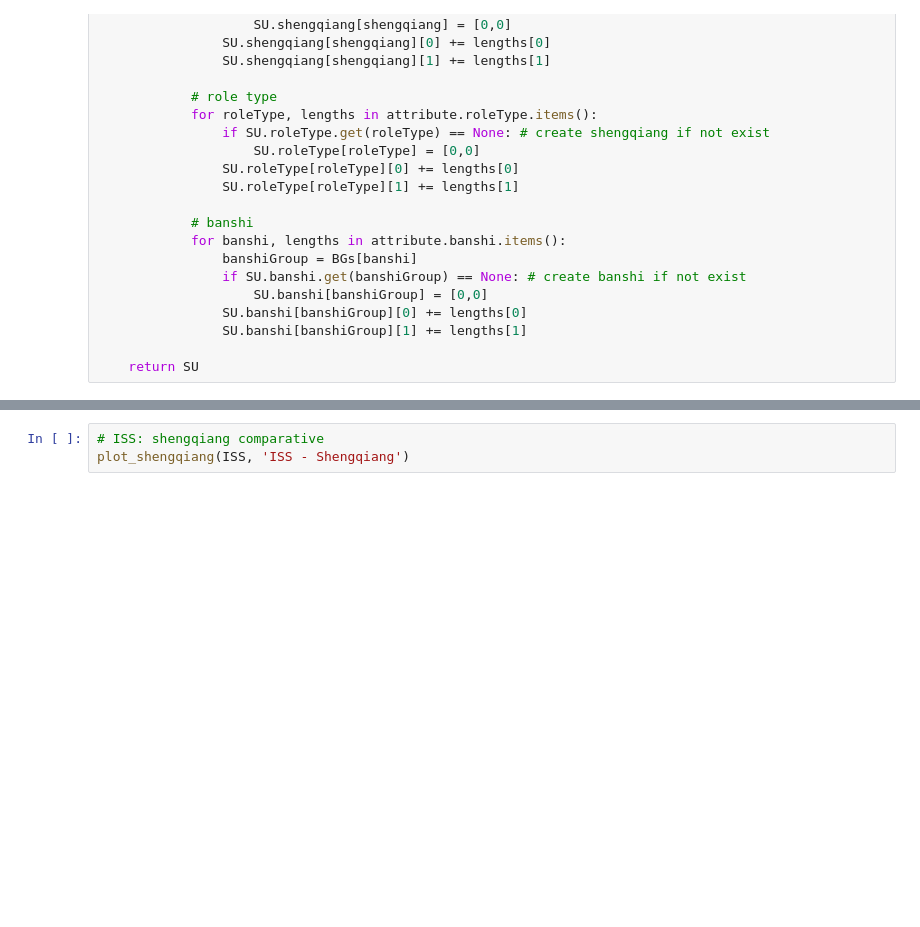
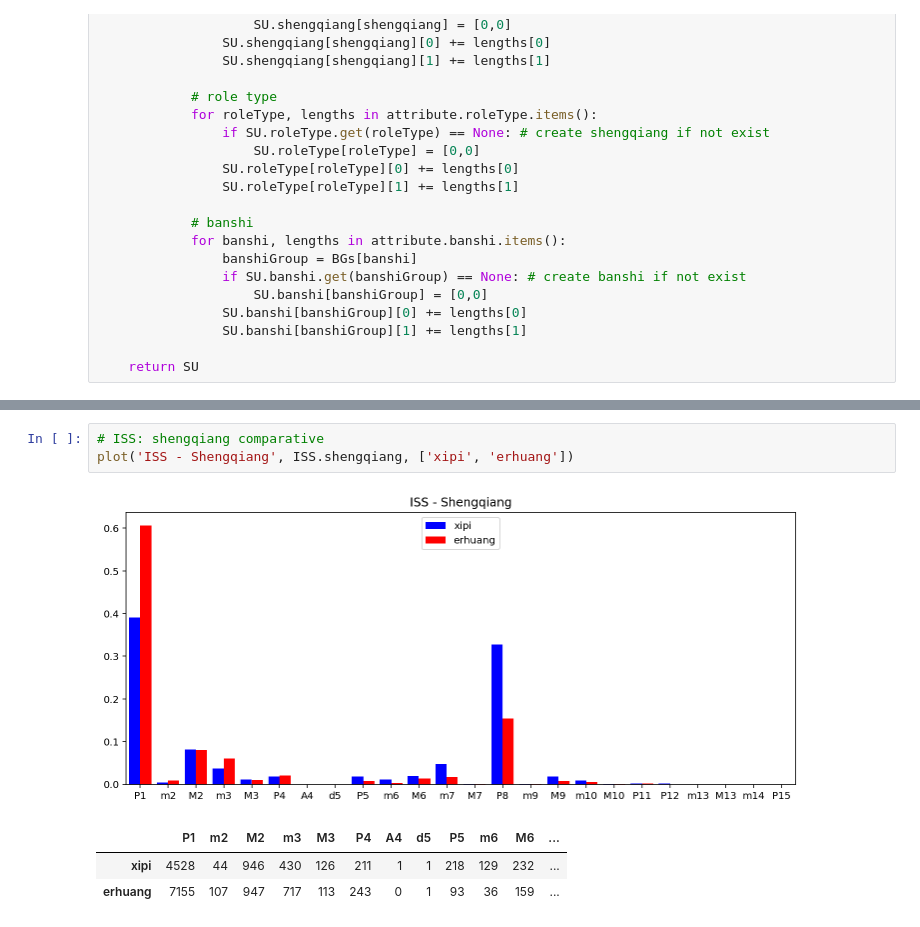
Before and after one commit to robertops18/jingju-intervals, a Jupyter notebook: Analysis of heterophonic pitch synchrony in jingju music.ipynb, the cells around one changed output, grey strips where cells are left out. Drawn from its saved outputs; the diff is of its cells as text; blank space fills up the shorter version.

```diff
--- a/Analysis of heterophonic pitch synchrony in jingju music.ipynb
+++ b/Analysis of heterophonic pitch synchrony in jingju music.ipynb
@@ -558,4 +563,9 @@ def plot_shengqiang(intervals, plot_title):
 # %%
 # ISS: shengqiang comparative
-plot_shengqiang(ISS, 'ISS - Shengqiang')
+plot('ISS - Shengqiang', ISS.shengqiang, ['xipi', 'erhuang'])
+# %% [output]
+[figure, added]
+|  | P1 | m2 | M2 | m3 | M3 | P4 | A4 | d5 | P5 | m6 | M6 | ... |
+| xipi | 4528 | 44 | 946 | 430 | 126 | 211 | 1 | 1 | 218 | 129 | 232 | ... |
+| erhuang | 7155 | 107 | 947 | 717 | 113 | 243 | 0 | 1 | 93 | 36 | 159 | ... |
 # %%
```
Also changed, not shown: parts of 25 cells of this notebook, 1 other file.
